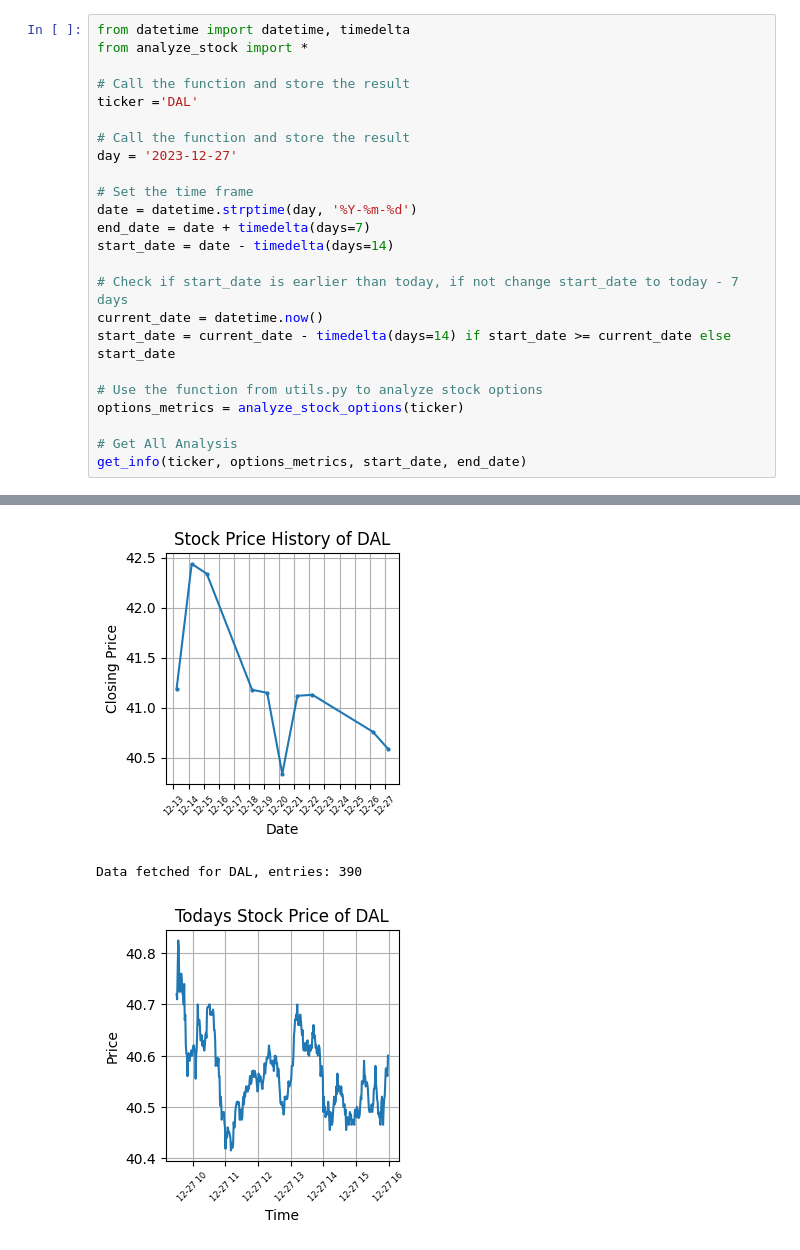
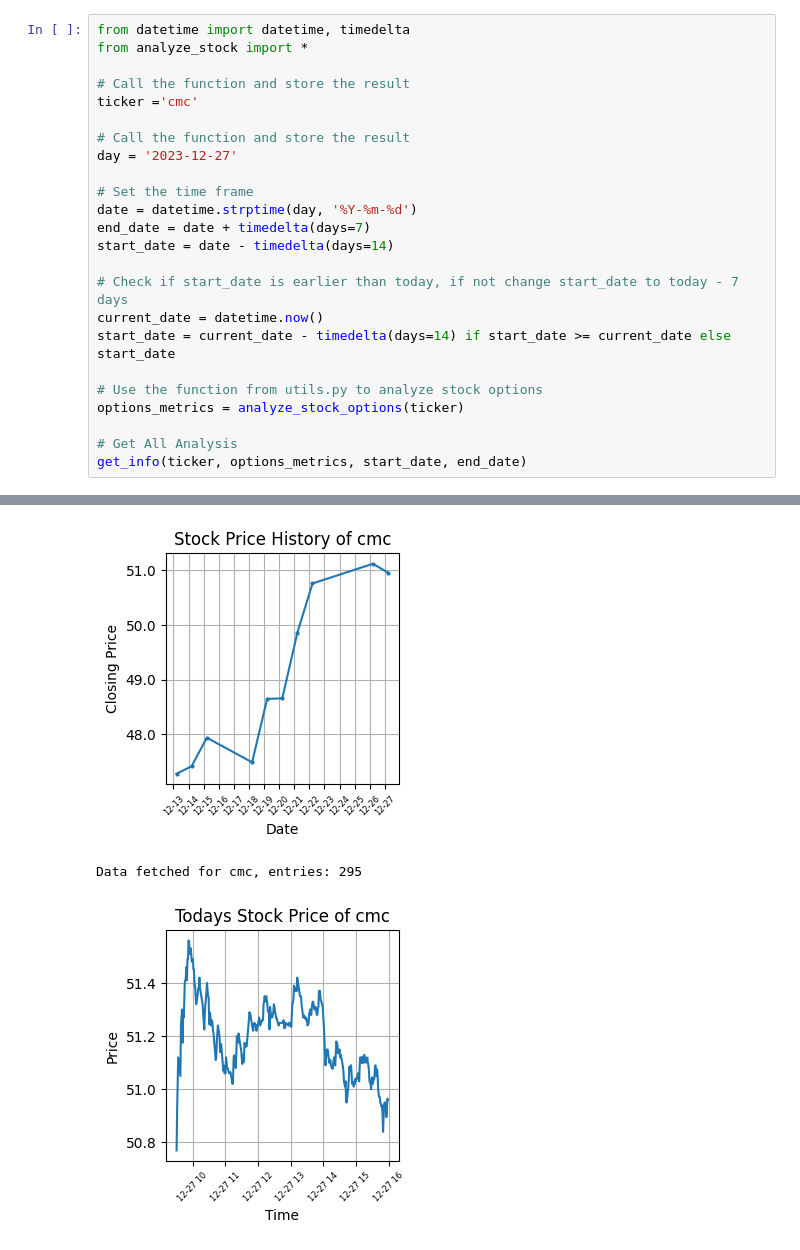
Before and after one commit to SaumikDana/Machine_Learning_Trading, a Jupyter notebook: data/specific_stock_analysis.ipynb, the cells around one changed output, grey strips where cells are left out. Drawn from its saved outputs; the diff is of its cells as text.

```diff
--- a/data/specific_stock_analysis.ipynb
+++ b/data/specific_stock_analysis.ipynb
@@ -3,7 +3,7 @@ from datetime import datetime, timedelta
 from analyze_stock import *
 
 # Call the function and store the result
-ticker ='DAL'
+ticker ='cmc'
 
 # Call the function and store the result
 day = '2023-12-27'
@@ -38,3 +38,3 @@ Number of ITM Put Options: 135
-[figure, old version]
+[figure, new version]
-Data fetched for DAL, entries: 390
+Data fetched for cmc, entries: 295
-[figure, old version]
+[figure, new version]
```
Also changed, not shown: parts of 1 cell of this notebook, 1 other file.
